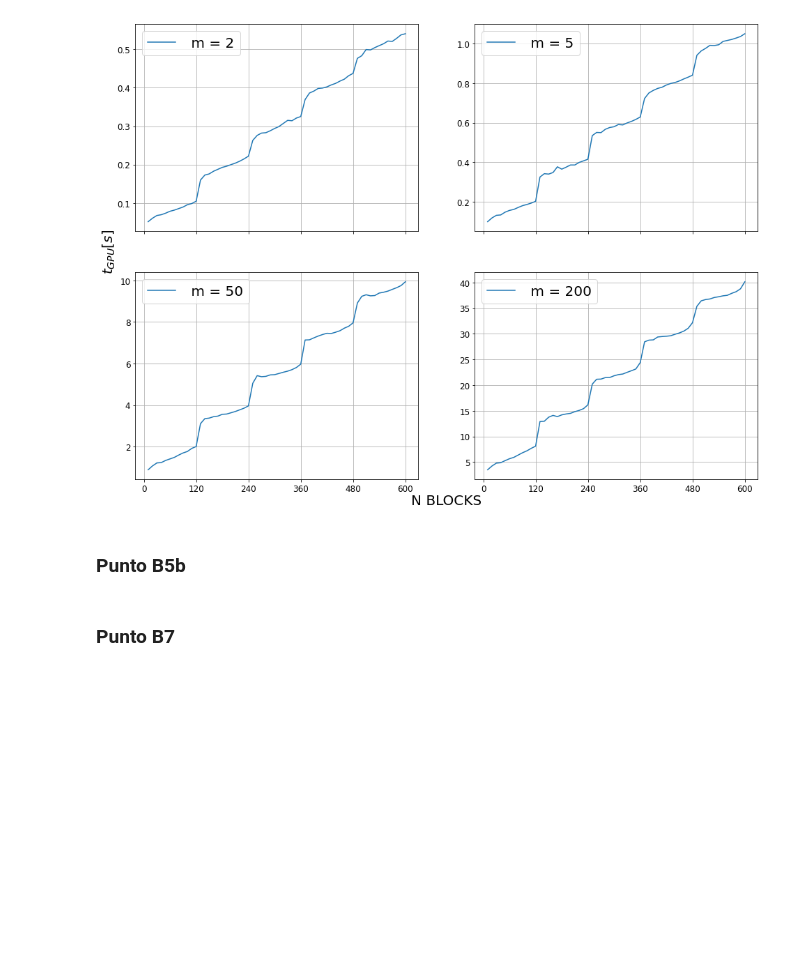
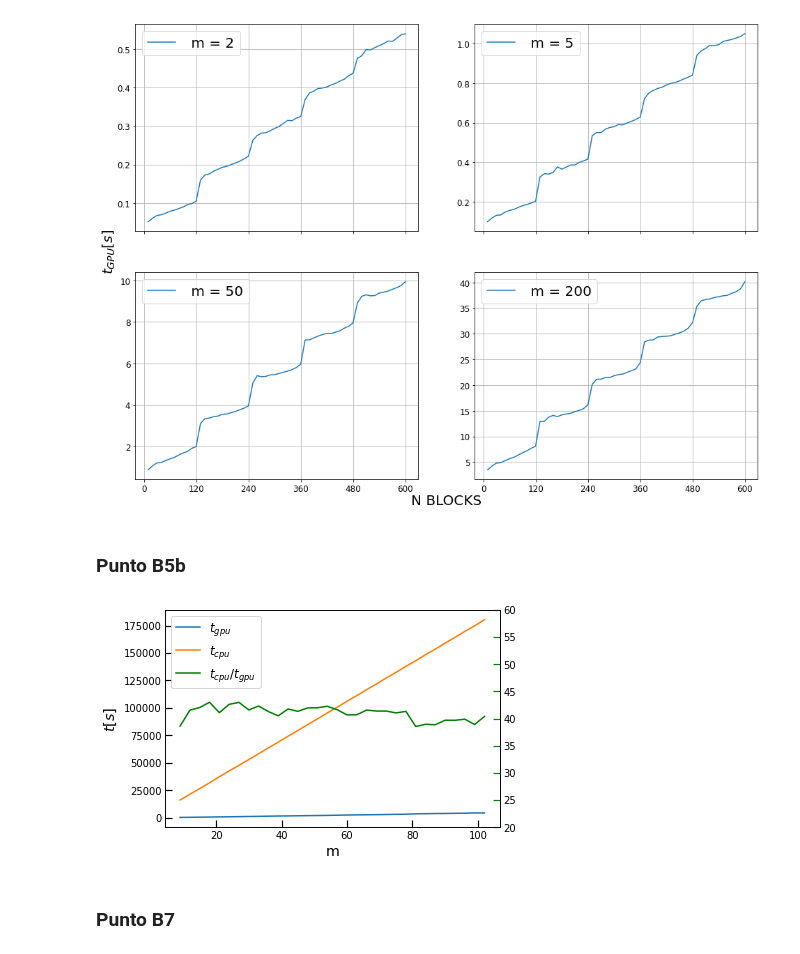
Before and after one commit to magmar1968/assignment_cuda, a Jupyter notebook: py_analisis/punti_B_analysis.ipynb, the cells around one changed output. Cells and saved outputs as stored; diff of their text form; code cells hidden in the pictures; blank space fills up the shorter version.

```diff
--- a/py_analisis/punti_B_analysis.ipynb
+++ b/py_analisis/punti_B_analysis.ipynb
@@ -237,6 +237,33 @@ plt.show()
 [figure]
 # %% [markdown]
 ### Punto B5b
+# %%
+df = pd.read_csv(pathoutfile + "outfile_B5b_g.csv")
+
+m     = df["m"].to_numpy()
+t_gpu = df["gpu_time"].to_numpy()
+t_cpu = df["cpu_time"].to_numpy()
+g     = df["g"].to_numpy()
+
+scale = 1.2
+fig, ax1 = plt.subplots()
+ax2 = ax1.twinx()
+
+ax1.plot(m,t_gpu,"-",label = r"$t_{gpu}$")
+ax1.plot(m,t_cpu,"-",label = r"$t_{cpu}$")
+ax1.plot([],[],"-g",label = r"$t_{cpu}/t_{gpu}$")#upssssssss
+ax1.set_ylabel(r"$t[s]$", size = 12*scale)
+ax1.set_xlabel(r"m",        size = 12*scale)
+ax1.tick_params(axis="both", direction='in', length=6*scale,width=1*scale)
+ax1.legend(prop={'size': 10*scale})
+
+ax2.plot(m,g,"g-")
+ax2.tick_params(axis="y",direction='in',length=6*scale,width=1*scale,color="g")
+ax2.yaxis.label.set_color("g")
+ax2.set_ylim(20,60)
+plt.show()
+# %% [output]
+[figure, added]
 # %% [markdown]
 ### Punto B7
 # %%
```
Also changed, not shown: parts of 1 cell of this notebook.
